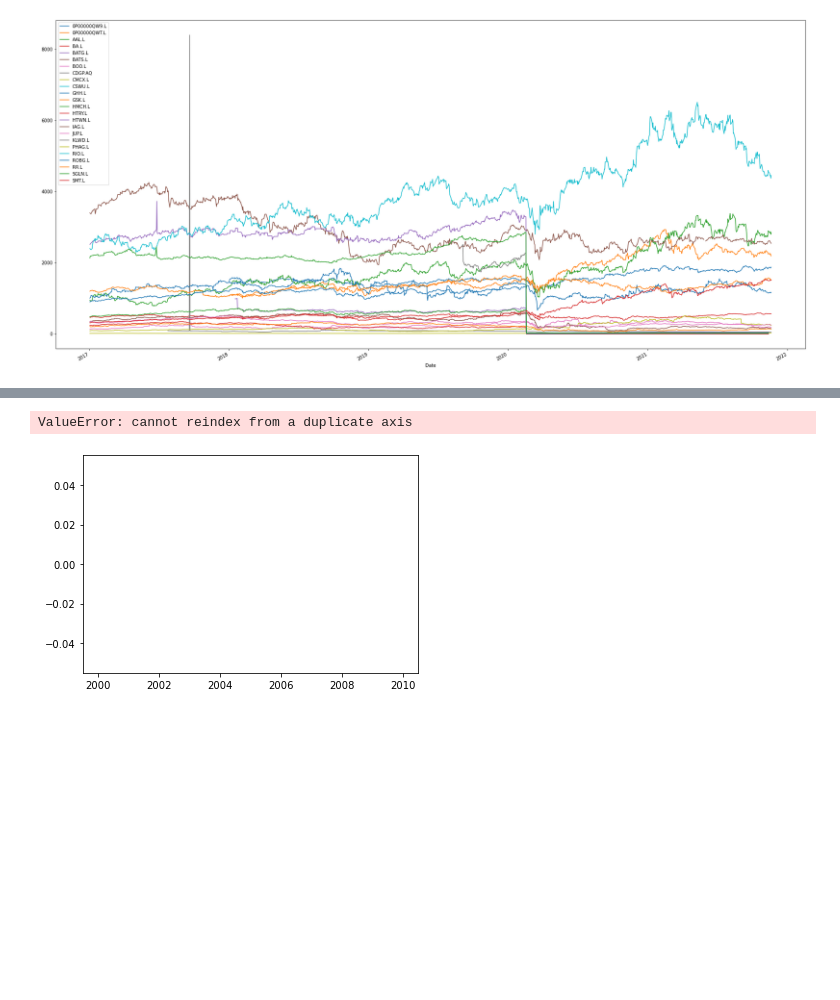
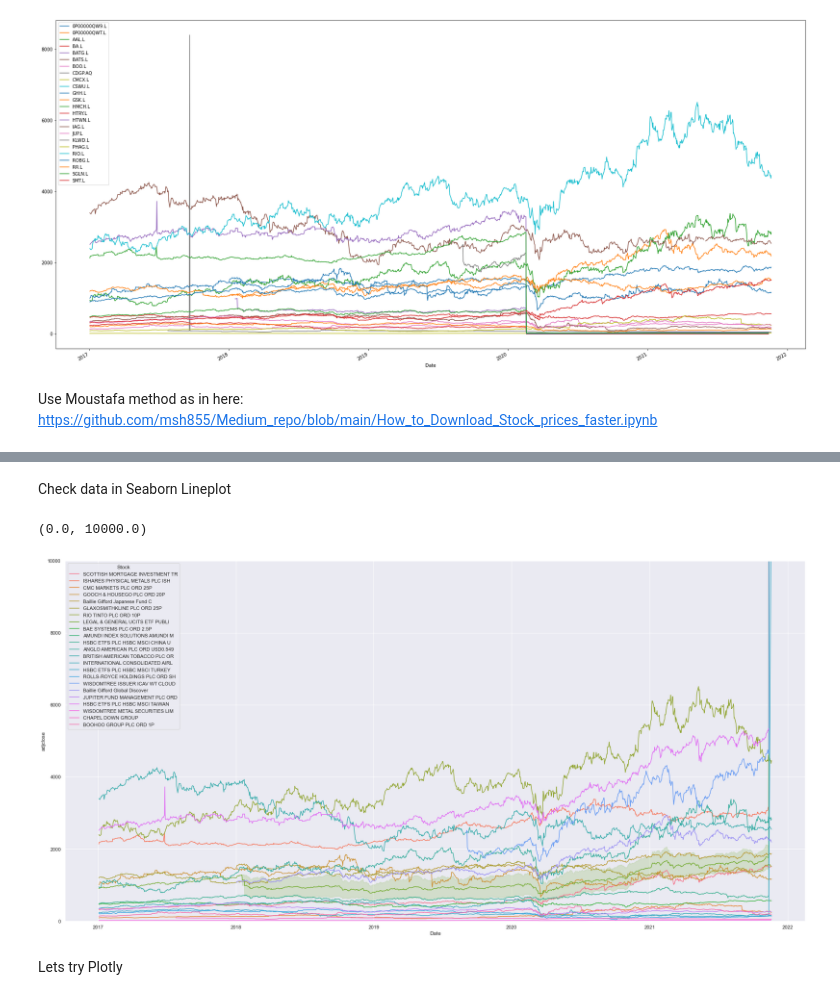
Before and after one commit to ferhat00/PortfolioOptimisation, a Jupyter notebook: Plot_Portfolio.ipynb, the cells around one changed output, grey strips where cells are left out. Cells and saved outputs as stored; diff of their text form; code cells hidden in the pictures; blank space fills up the shorter version.

```diff
--- a/Plot_Portfolio.ipynb
+++ b/Plot_Portfolio.ipynb
@@ -16,5 +24,5 @@ import seaborn as sns
 # %%
-stock = "SMT.L SGLN.L CMCX.L GHH.L 0P00000QW9.L GSK.L RIO.L BATG.L BA.L ROBG.L CSWU.L HMCH.L AAL.L BATS.L IAG.L HTRY.L RR.L KLWD.L 0P00000QWT.L JUP.L HTWN.L PHAG.L CDGP.AQ BOO.L"
+#stock = "SMT.L SGLN.L CMCX.L GHH.L 0P00000QW9.L GSK.L RIO.L BATG.L BA.L ROBG.L CSWU.L HMCH.L AAL.L BATS.L IAG.L HTRY.L RR.L KLWD.L 0P00000QWT.L JUP.L HTWN.L PHAG.L CDGP.AQ BOO.L"
 stock2 = ['SMT.L', 'SGLN.L', 'CMCX.L', 'GHH.L', '0P00000QW9.L', 'GSK.L', 'RIO.L', 'BATG.L', 'BA.L', 'ROBG.L', 'CSWU.L', 'HMCH.L', 'AAL.L', 'BATS.L', 'IAG.L', 'HTRY.L', 'RR.L', 'KLWD.L', '0P00000QWT.L', 'JUP.L', 'HTWN.L', 'PHAG.L', 'CDGP.AQ', 'BOO.L']
 
 date_start = '2017-01-01'
@@ -31,6 +39,8 @@ data_close.plot(figsize=(30,15))
 # %% [output]
 <AxesSubplot:xlabel='Date'>
 [figure]
+# %% [markdown]
+Use Moustafa method as in here: https://github.com/msh855/Medium_repo/blob/main/How_to_Download_Stock_prices_faster.ipynb
 # %%
 @ray.remote
 def get_stock_data(ticker, start_date, end_date, time_interval):
@@ -97,8 +107,16 @@ df.tail()
 | 2021-11-17 | 194.300003 | 188.550003 | 191.050003 | 192.000000 | 5329153.0 | 192.000000 | BOOHOO GROUP PLC ORD 1P | EQUITY | Consumer Cyclical |
 | 2021-11-18 | 193.384003 | 183.800003 | 192.500000 | 184.350006 | 7312798.0 | 184.350006 | BOOHOO GROUP PLC ORD 1P | EQUITY | Consumer Cyclical |
 | 2021-11-19 | 191.550003 | 183.899994 | 186.100006 | 191.300003 | 5134157.0 | 191.300003 | BOOHOO GROUP PLC ORD 1P | EQUITY | Consumer Cyclical |
+# %%
+df = df.reset_index()
+# %% [markdown]
+Check data in Seaborn Lineplot
 # %%
+sns.set(rc={'figure.figsize':(30,15)})
 sns.lineplot(data = df, x='Date', y='adjclose', hue = 'Stock')
+plt.ylim(0, 10000)
 # %% [output]
-ValueError: cannot reindex from a duplicate axis
+(0.0, 10000.0)
-[figure, old version]
+[figure, new version]
+# %% [markdown]
+Lets try Plotly
```
Also changed, not shown: parts of 6 cells of this notebook, 1 other file.
